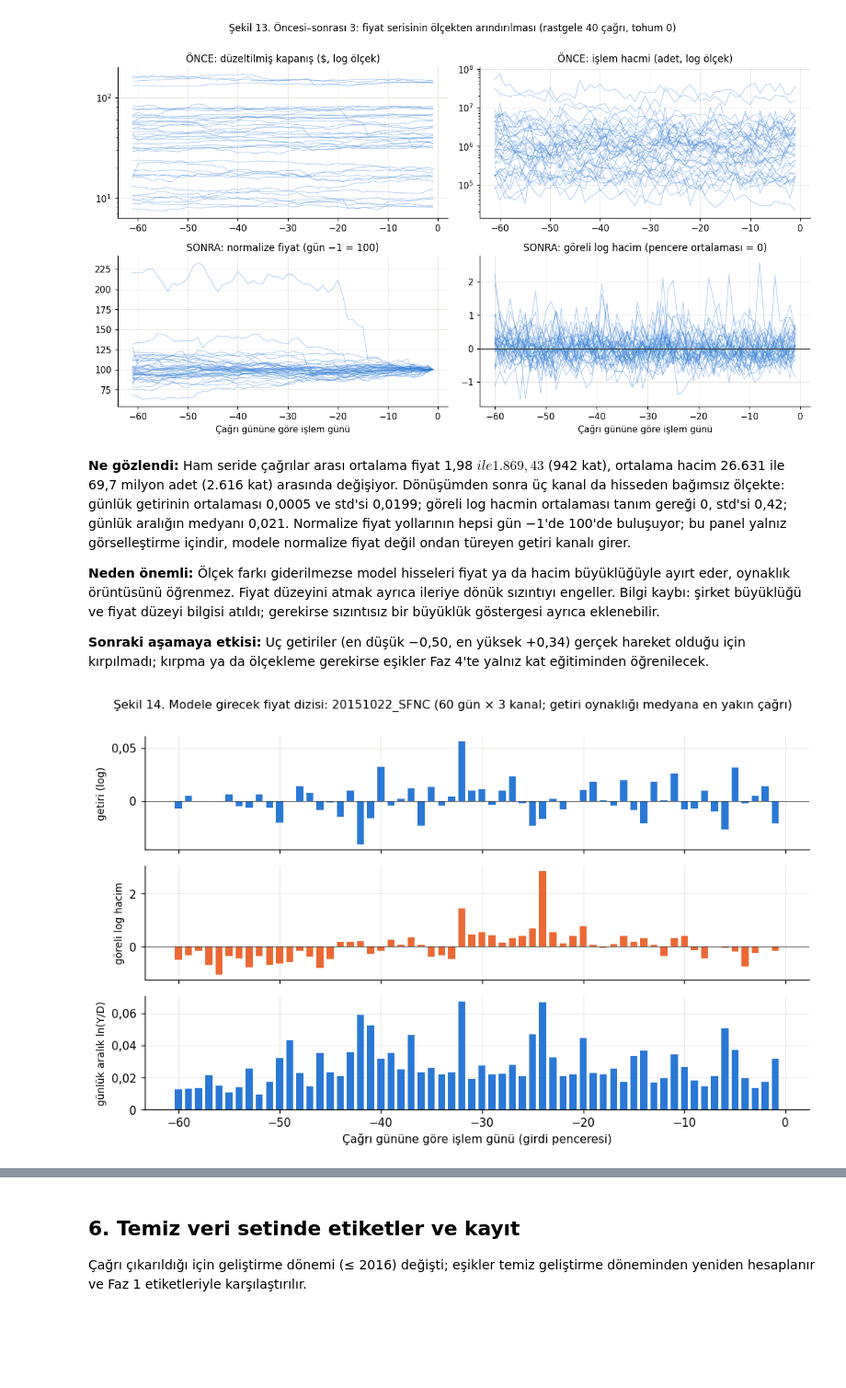
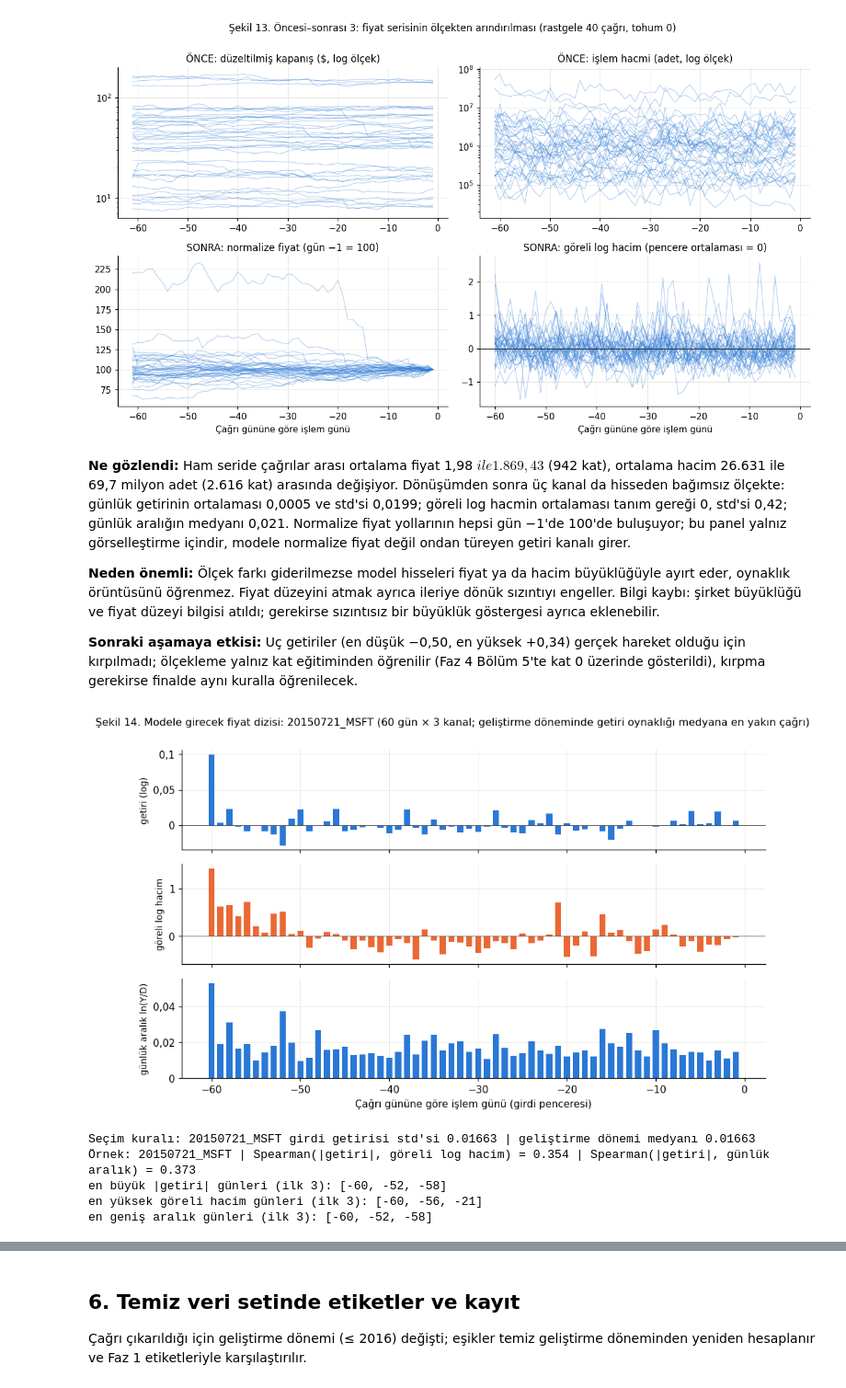
Before and after one commit to emirhanok1/kazanc-oynaklik, a Jupyter notebook: notebooks/02_temizlik_on_isleme.ipynb, the cells around one changed output, grey strips where cells are left out. Shown at 92% size. Saved outputs shown, nothing was run; the diff lists cells and outputs as text; code cells hidden in the pictures; blank space fills up the shorter version.

```diff
--- a/notebooks/02_temizlik_on_isleme.ipynb
+++ b/notebooks/02_temizlik_on_isleme.ipynb
@@ -286,6 +290,10 @@ olcu["fark"] = olcu["sonra"] - olcu["önce"]
 olcu["değişim %"] = (100 * (olcu["sonra"] - olcu["önce"]) / olcu["önce"]).round(3)
 display(olcu)
 print("Temizlikle sözlükten çıkan kelime türlerinden örnekler:", sorted(s_once - s_sonra)[:25])
+print(f"Temiz metinlerin medyan uzunluğu: {np.median([len(t.split()) for t in metin_sonra]):,.1f} kelime ({len(metin_sonra):,} çağrı)")
+for w, desen in [("hotus", r"hotus"), ("annie", r"\bAnnie’")]:          # Annie’s: tipografik kesme işaretli biçim
+    m_ = next(m for m in (re.search(desen, t) for t in metin_once) if m)
+    print(f"'{w}' temizlik öncesi bağlam: …{m_.string[max(0, m_.start() - 40):m_.start() + 30]}…")
 # %% [output]
 |  | önce (metin) | önce (toplam) | sonra (toplam) |
 | dökümcü notu ([indiscernible], (p... | 634 | 1132 | 1 |
@@ -363,9 +374,17 @@ supheli = sorted(set(sifir_hedef[sifir_hedef >= 3].index) | set(sifir_girdi[sifi
 g = pencere[pencere.gun.between(-60, -1) | (pencere.gun.between(0, 6) & pencere.klasor.isin(gelistirme))]
 sifir_gun = g[(g.getiri == 0) & g.klasor.isin(supheli)]
 fiyat_duzeyi = g.groupby("klasor").close.median()
+print(f"Şüpheli çağrı tanımı: hedef penceresinde ≥ 3 sıfır getirili gün (yalnız geliştirme): {int((sifir_hedef >= 3).sum())} ∪ "
+      f"girdi penceresinin > %10'u sıfır getiri (tüm çağrılar): {int((sifir_girdi > 0.1).sum())} → {len(supheli)} çağrı")
+print("Sayılan günler: girdi penceresi (tüm çağrılar) + hedef penceresi (yalnız geliştirme); test hedef pencereleri dahil değil")
 print(f"Şüpheli çağrı: {len(supheli)} | bu çağrılardaki sıfır getirili gün: {len(sifir_gun)} | "
       f"bunlardan hacmi 0 olan: {int((sifir_gun.volume == 0).sum())} | en düşük hacim: {int(sifir_gun.volume.min()):,}")
 print(f"Kapanış fiyatı medyanı: şüpheli çağrılarda {fiyat_duzeyi[supheli].median():.2f} $, tüm çağrılarda {fiyat_duzeyi.median():.2f} $")
 sifir_pay = g[g.gun.between(-60, -1)].groupby("klasor").getiri.apply(lambda s: (s == 0).mean())
-print(f"Fiyat düzeyi ile sıfır getiri payı arasındaki Spearman korelasyonu: {fiyat_duzeyi.corr(sifir_pay, method='spearman'):.3f}")
+print(f"Fiyat düzeyi ile sıfır getiri payı (girdi penceresi) arasındaki Spearman korelasyonu: {fiyat_duzeyi.corr(sifir_pay, method='spearman'):.3f}")
+en_dusuk = tablo.loc[gelistirme, "v"].sort_values().index[:3]           # en düşük hedef oynaklıklı 3 geliştirme çağrısı
+for k in en_dusuk:
+    h_ = g_hedef[g_hedef.klasor == k]
+    print(f"En düşük v: {k} | v = {tablo.v[k]:.2f} | hedefte sıfır getirili gün: {int((h_.getiri == 0).sum())} | "
+          f"hedefte en düşük hacim: {int(h_.volume.min()):,} | ortalama |getiri|: %{100 * h_.getiri.abs().mean():.2f}")
 # %% [output]
@@ -506,22 +549,36 @@ plt.show()
 
 **Neden önemli:** Ölçek farkı giderilmezse model hisseleri fiyat ya da hacim büyüklüğüyle ayırt eder, oynaklık örüntüsünü öğrenmez. Fiyat düzeyini atmak ayrıca ileriye dönük sızıntıyı engeller. Bilgi kaybı: şirket büyüklüğü ve fiyat düzeyi bilgisi atıldı; gerekirse sızıntısız bir büyüklük göstergesi ayrıca eklenebilir.
 
-**Sonraki aşamaya etkisi:** Uç getiriler (en düşük −0,50, en yüksek +0,34) gerçek hareket olduğu için kırpılmadı; kırpma ya da ölçekleme gerekirse eşikler Faz 4'te yalnız kat eğitiminden öğrenilecek.
+**Sonraki aşamaya etkisi:** Uç getiriler (en düşük −0,50, en yüksek +0,34) gerçek hareket olduğu için kırpılmadı; ölçekleme yalnız kat eğitiminden öğrenilir (Faz 4 Bölüm 5'te kat 0 üzerinde gösterildi), kırpma gerekirse finalde aynı kuralla öğrenilecek.
 # %%
-ornek = sira[np.argmin(np.abs(X[:, :, 0].std(axis=1) - np.median(X[:, :, 0].std(axis=1))))]
-j = list(sira).index(ornek)
+s_ = X[:, :, 0].std(axis=1)
+aday_ = np.where(np.isin(sira, gelistirme))[0]          # örnek geliştirme döneminden seçilir
+j = aday_[np.argmin(np.abs(s_[aday_] - np.median(s_[aday_])))]
+ornek = sira[j]
 fig, eksen = plt.subplots(3, 1, figsize=(9, 5.6), sharex=True)
 adlar = ["getiri (log)", "göreli log hacim", "günlük aralık ln(Y/D)"]
 for i, ax in enumerate(eksen):
     ax.bar(range(-60, 0), X[j, :, i], color=MAVI if i != 1 else TURUNCU, width=0.7)
     ax.axhline(0, color=KOYU, lw=0.6)
     ax.set_ylabel(adlar[i], fontsize=9)
     ax.yaxis.set_major_formatter(VIRGUL)
 eksen[-1].set_xlabel("Çağrı gününe göre işlem günü (girdi penceresi)")
-fig.suptitle(f"Şekil 14. Modele girecek fiyat dizisi: {ornek} (60 gün × 3 kanal; getiri oynaklığı medyana en yakın çağrı)", y=1.0, fontsize=10.5)
+fig.suptitle(f"Şekil 14. Modele girecek fiyat dizisi: {ornek} (60 gün × 3 kanal; geliştirme döneminde getiri oynaklığı medyana en yakın çağrı)", y=1.0, fontsize=10.5)
 fig.tight_layout()
 kaydet(fig, "f2_04_seri_kanallari")
 plt.show()
+print(f"Seçim kuralı: {ornek} girdi getirisi std'si {s_[j]:.5f} | geliştirme dönemi medyanı {np.median(s_[aday_]):.5f}")
+mutlak = pd.Series(np.abs(X[j, :, 0]))
+print(f"Örnek: {ornek} | Spearman(|getiri|, göreli log hacim) = {mutlak.corr(pd.Series(X[j, :, 1]), method='spearman'):.3f}"
+      f" | Spearman(|getiri|, günlük aralık) = {mutlak.corr(pd.Series(X[j, :, 2]), method='spearman'):.3f}")
+for k, ad in enumerate(["en büyük |getiri|", "en yüksek göreli hacim", "en geniş aralık"]):
+    deger = np.abs(X[j, :, 0]) if k == 0 else X[j, :, k]
+    print(f"{ad} günleri (ilk 3):", (np.argsort(-deger)[:3] - 60).tolist())
 # %% [output]
-[figure, old version]
+[figure, new version]
+Seçim kuralı: 20150721_MSFT girdi getirisi std'si 0.01663 | geliştirme dönemi medyanı 0.01663
+Örnek: 20150721_MSFT | Spearman(|getiri|, göreli log hacim) = 0.354 | Spearman(|getiri|, günlük aralık) = 0.373
+en büyük |getiri| günleri (ilk 3): [-60, -52, -58]
+en yüksek göreli hacim günleri (ilk 3): [-60, -56, -21]
+en geniş aralık günleri (ilk 3): [-60, -52, -58]
 # %% [markdown]
```
Also changed, not shown: parts of 16 cells of this notebook, 8 other files.
